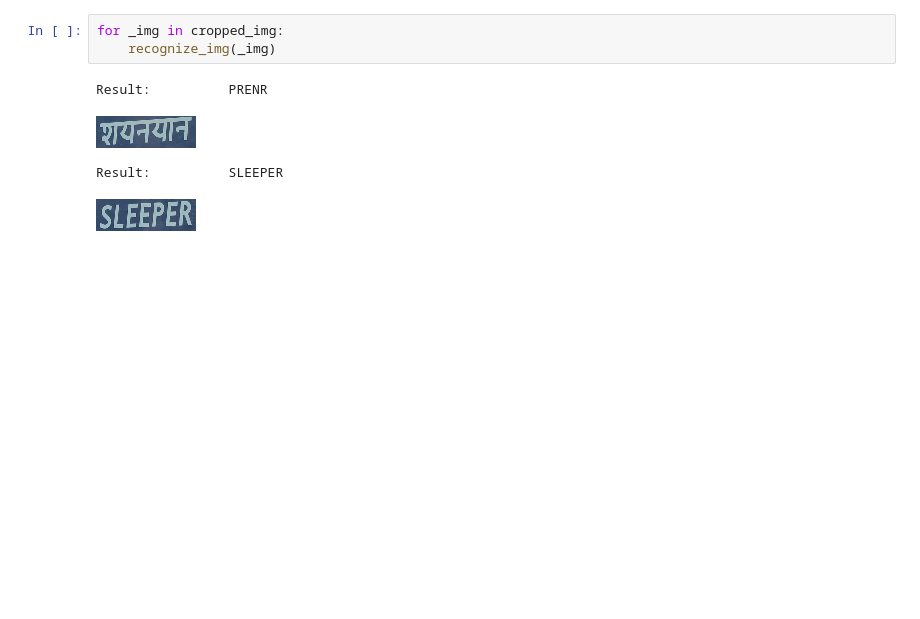
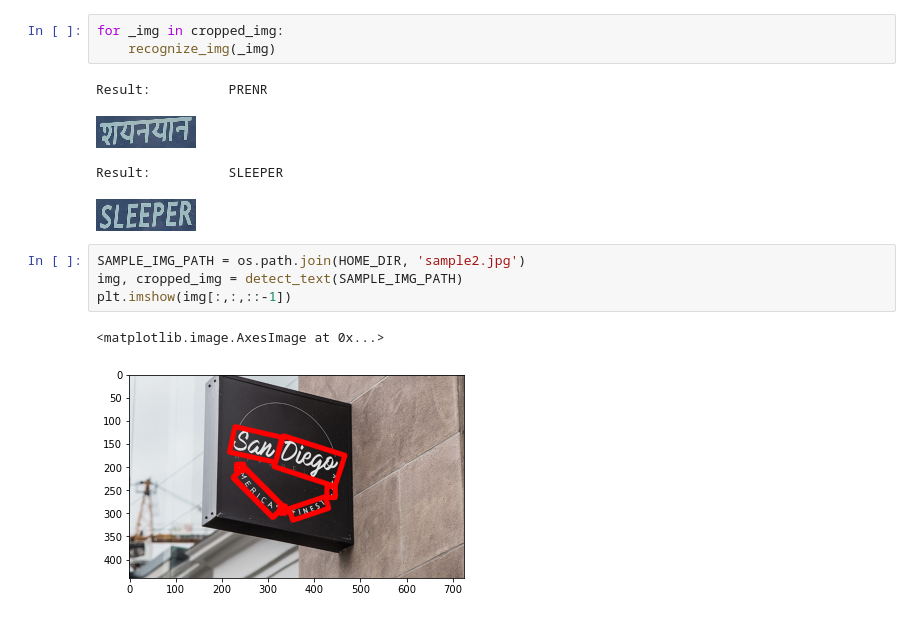
Before and after one commit to kec0130/AIFFEL-project, a Jupyter notebook: goingdeeper/G12_ocr_pjt.ipynb, the cells around one changed output. Drawn from its saved outputs; the diff is of its cells as text; blank space fills up the shorter version.

```diff
--- a/goingdeeper/G12_ocr_pjt.ipynb
+++ b/goingdeeper/G12_ocr_pjt.ipynb
@@ -451,3 +451,10 @@ Result:          PRENR
 [figure]
 Result:          SLEEPER
 [figure]
+# %%
+SAMPLE_IMG_PATH = os.path.join(HOME_DIR, 'sample2.jpg')
+img, cropped_img = detect_text(SAMPLE_IMG_PATH)
+plt.imshow(img[:,:,::-1])
+# %% [output]
+<matplotlib.image.AxesImage at 0x...>
+[figure, added]
```
Also changed, not shown: parts of 9 cells of this notebook.
